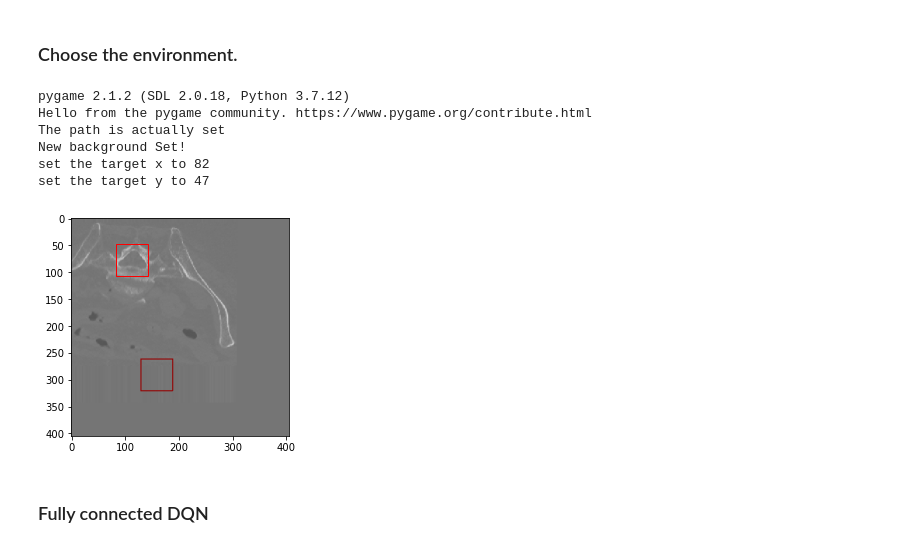
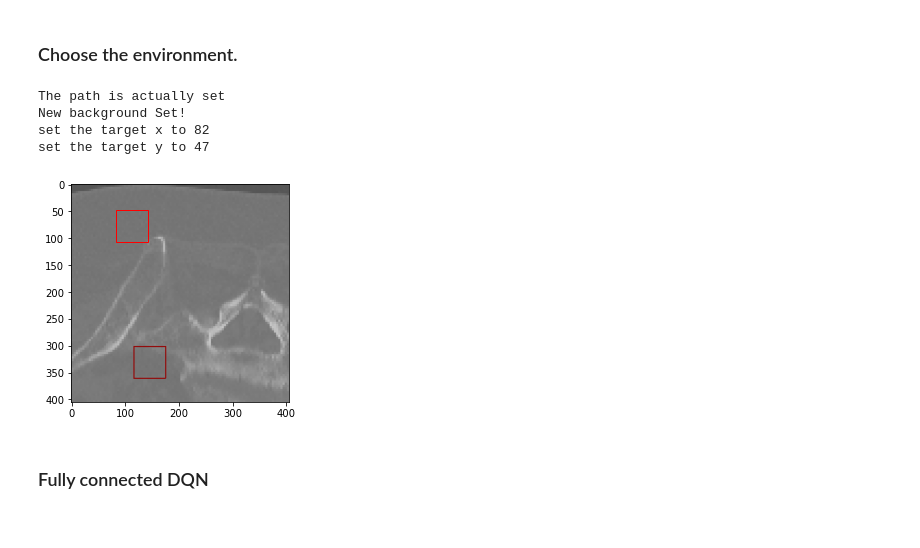
Before and after one commit to aasong113/CT_View_Planning_DeepRL, a Jupyter notebook: gym-child_thresholded_NN/Deep_Q_Learn.ipynb, the cells around one changed output. Drawn from its saved outputs; the diff is of its cells as text; code cells hidden in the pictures.

```diff
--- a/gym-child_thresholded_NN/Deep_Q_Learn.ipynb
+++ b/gym-child_thresholded_NN/Deep_Q_Learn.ipynb
@@ -38,33 +38,31 @@ device = torch.device("cuda" if torch.cuda.is_available() else "cpu")
 # %%
 # # # Load a FOV grabber for pelvis.
 # import gym_child
 # env = gym.make('maze-v0')
 # environment_type = "thresholded"
 
 
 # #This is the new distance metric reward function.
 # import gym_teen
 # env = gym.make('maze-v0',height=60,width=60)#,target_x = 162, target_y = 136)
 # env.set_target_xy(x = 162, y = 136)
 # environment_type = "grayscale"
 
 
 # For the cropped multipled translated FOV test. Want to test if it generalizes to multiple translated FOVs.
 import gym_teen
-background_path = r'C:\Users\asong18\Desktop\Deep_RL_View_Planning\CT_View_Planning_DeepRL\gym-child_thresholded_NN\FOV_translated\train\001_cropped_grayscale_x82_y47.png'
-env = gym.make('maze-v0',height=60,width=60)#,target_x = 162, target_y = 136)
+background_path = '0001_cropped_grayscale_x50_y0.png'
+env = gym.make('maze-v0',height=100,width=100)#,target_x = 162, target_y = 136)
 env.set_background_env(background_path)
-env.set_target_xy(x = 82, y = 47)
+env.set_target_xy(x = 250, y = 150)
 env.render_goal()
 environment_type = "grayscale"
 # %% [output]
-pygame 2.1.2 (SDL 2.0.18, Python 3.7.12)
-Hello from the pygame community. https://www.pygame.org/contribute.html
 The path is actually set
 New background Set!
 set the target x to 82
 set the target y to 47
-[figure, old version]
+[figure, new version]
 # %%
 Transition = namedtuple('Transition',
                         ('state', 'action', 'next_state', 'reward'))
```
Also changed, not shown: 1 other file.
